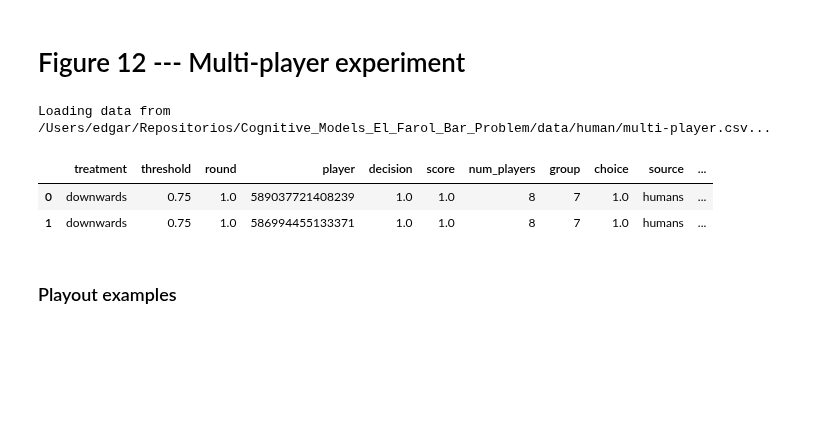
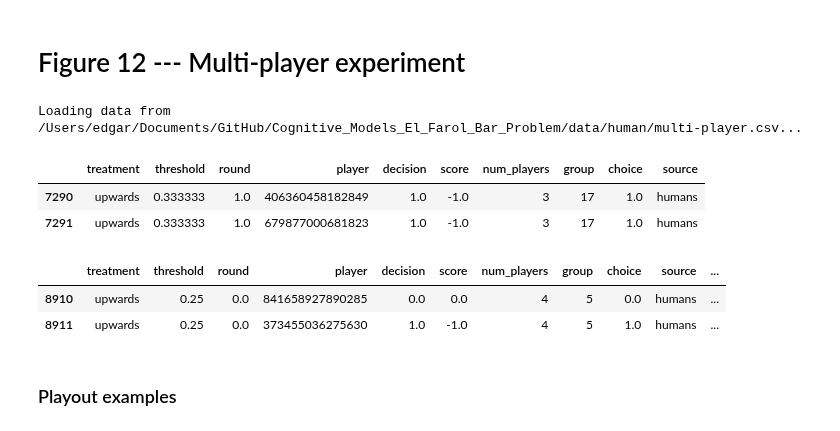
Before and after one commit to EAndrade-Lotero/Cognitive_Models_El_Farol_Bar_Problem, a Jupyter notebook: Figures for article/Figure12.ipynb, the cells around one changed output. Cells and saved outputs as stored; diff of their text form; code cells hidden in the pictures; blank space fills up the shorter version.

```diff
--- a/Figures for article/Figure12.ipynb
+++ b/Figures for article/Figure12.ipynb
@@ -21,25 +25,55 @@ from Utils.plot_utils import PlotsAndMeasures, BarRenderer
 # %%
 file_name = 'multi-player.csv'
 file = PATHS['human_data'] / Path(file_name)
 print(f'Loading data from {file}...')
 data = pd.read_csv(file)
 data['source'] = 'humans'
 def closest_bin(x):
     bins = np.array([0, 0.25, 0.5, 0.75, 1])
     closest_index = np.argmin(np.abs(bins - x))
     closest_value = bins[closest_index]
     return closest_value
 
-data['real_threshold'] = data['threshold']
-data['threshold'] = data['approx_threshold'].apply(lambda x: closest_bin(x))
+# data['real_threshold'] = data['threshold']
+# data['threshold'] = data['approx_threshold'].apply(lambda x: closest_bin(x))
 data.drop(columns=['approx_threshold', 'room', 'date', 'timeup', 'time', 'Unnamed: 0'], inplace=True)
-
+data.sort_values(by=['num_players', 'threshold'], inplace=True)
+data = data[data['threshold'] != 1]
+data['num_players'] = data['num_players'].astype(int)
 data.head(2)
 # %% [output]
-Loading data from /Users/edgar/Repositorios/Cognitive_Models_El_Farol_Bar_Problem/data/human/multi-player.csv...
+Loading data from /Users/edgar/Documents/GitHub/Cognitive_Models_El_Farol_Bar_Problem/data/human/multi-player.csv...
-|  | treatment | threshold | round | player | decision | score | num_players | group | choice | source | ... |
-| 0 | downwards | 0.75 | 1.0 | 589037721408239 | 1.0 | 1.0 | 8 | 7 | 1.0 | humans | ... |
-| 1 | downwards | 0.75 | 1.0 | 586994455133371 | 1.0 | 1.0 | 8 | 7 | 1.0 | humans | ... |
+|  | treatment | threshold | round | player | decision | score | num_players | group | choice | source |
+| 7290 | upwards | 0.333333 | 1.0 | 406360458182849 | 1.0 | -1.0 | 3 | 17 | 1.0 | humans |
+| 7291 | upwards | 0.333333 | 1.0 | 679877000681823 | 1.0 | -1.0 | 3 | 17 | 1.0 | humans |
+# %%
+from collections import defaultdict
+
+group_counter = {grp:0 for grp in data['group'].unique()}
+
+dict_sessions_downwards = defaultdict()
+dict_sessions_upwards = defaultdict()
+data.sort_values(by=['group', 'treatment', 'threshold'], inplace=True)
+for (group, treatment, threshold), grp in data.groupby(['group', 'treatment', 'threshold']):
+    if treatment == 'downwards':
+        group_counter[group] += 1
+        count = 4 - group_counter[group]
+        dict_sessions_downwards[(group, threshold)] = count
+    elif treatment == 'upwards':
+        group_counter[group] += 1
+        count = group_counter[group]
+        dict_sessions_upwards[(group, threshold)] = count
+
+dict_sessions = dict_sessions_downwards.copy()
+dict_sessions.update(dict_sessions_upwards)
+
+data['session'] = data.apply(lambda row: dict_sessions[(row['group'], row['threshold'])], axis=1)
+data['round'] = data['round'].apply(lambda x: (x - 1) % 30)
+data.head(2)
+# %% [output]
+|  | treatment | threshold | round | player | decision | score | num_players | group | choice | source | ... |
+| 8910 | upwards | 0.25 | 0.0 | 841658927890285 | 0.0 | 0.0 | 4 | 5 | 0.0 | humans | ... |
+| 8911 | upwards | 0.25 | 0.0 | 373455036275630 | 1.0 | -1.0 | 4 | 5 | 1.0 | humans | ... |
 # %% [markdown]
 ### Playout examples
 # %%
```
Also changed, not shown: parts of 21 cells of this notebook, 24 other files.
